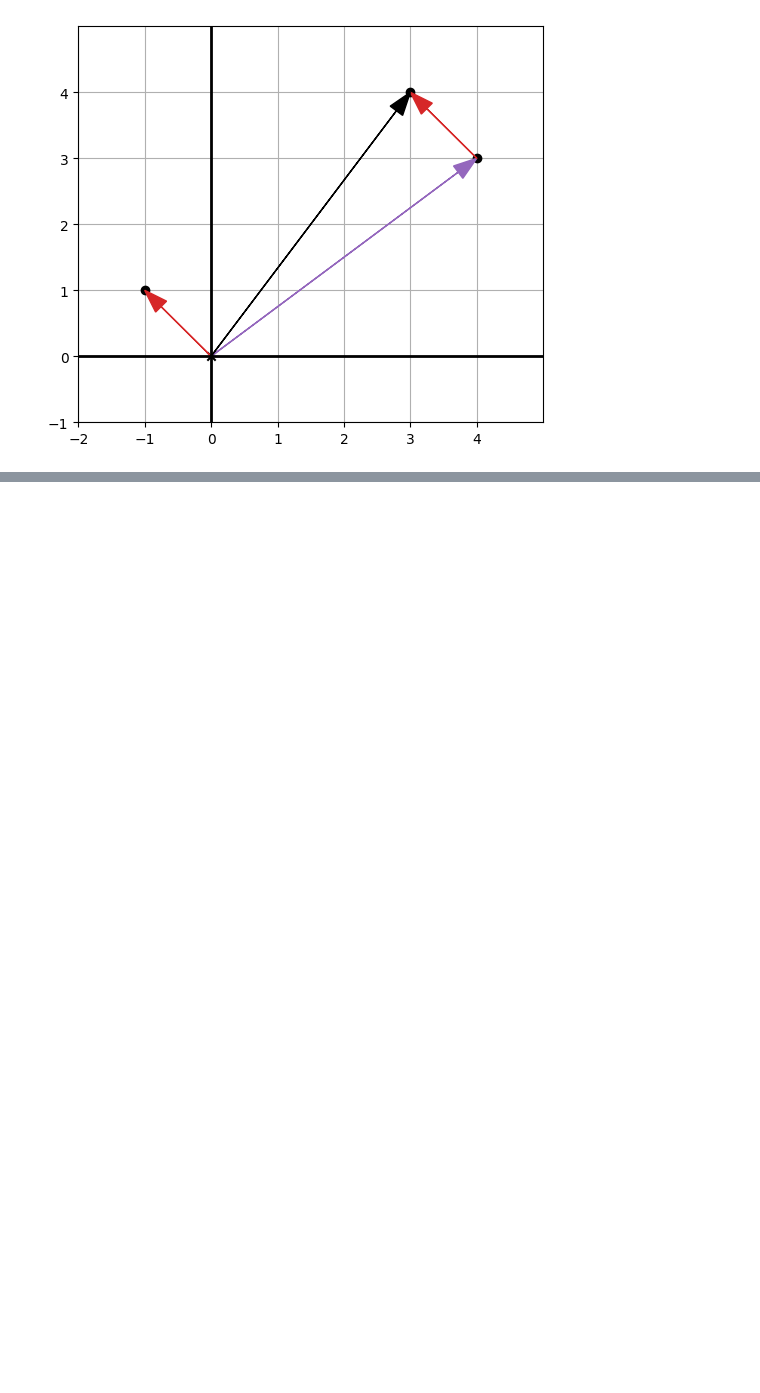
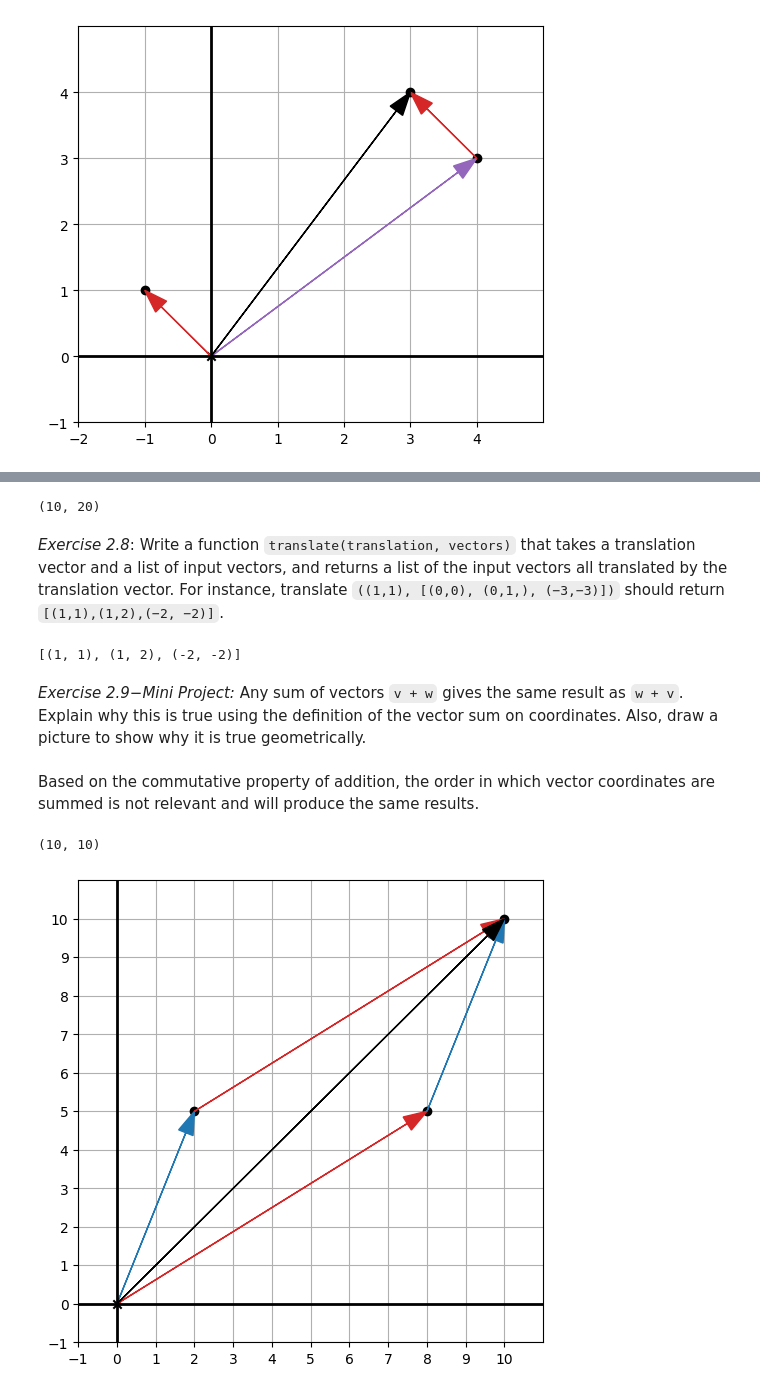
Before and after one commit to btgrant-76/Math-for-Programmers, a Jupyter notebook: Chapter 02/Chapter 02 Exercises.ipynb, the cells around one changed output, grey strips where cells are left out. Cells and saved outputs as stored; diff of their text form; code cells hidden in the pictures; blank space fills up the shorter version.

```diff
--- a/Chapter 02/Chapter 02 Exercises.ipynb
+++ b/Chapter 02/Chapter 02 Exercises.ipynb
@@ -69,0 +87,44 @@ draw(
+# %%
+def add_all(*vectors):
+    # sum = (0,0)
+    # for vector in vectors:
+    #     sum = (sum[0] + vector[0], sum[1] + vector[1])
+    # return sum
+    return (sum([v[0] for v in vectors]), sum([v[1] for v in vectors]))
+
+# [v[0] for v in ((1,2), (2,4), (3,6), (4,8))]
+# sum([v[1] for v in ((1,2), (2,4), (3,6), (4,8))])
+
+add_all((1,2), (2,4), (3,6), (4,8))
+# %% [output]
+(10, 20)
+# %% [markdown]
+*Exercise 2.8*: Write a function `translate(translation, vectors)` that takes a translation vector and a list of input vectors, and returns a list of the input vectors all translated by the translation vector. For instance, translate `((1,1), [(0,0), (0,1,), (−3,−3)])` should return `[(1,1),(1,2),(−2, −2)]`.
+# %%
+def translate(translation, vectors):
+    return [add(translation, v) for v in vectors]
+
+translate((1,1), [(0,0), (0,1), (-3,-3)])
+# %% [output]
+[(1, 1), (1, 2), (-2, -2)]
+# %% [markdown]
+*Exercise 2.9−Mini Project:* Any sum of vectors `v + w` gives the same result as `w + v`. Explain why this is true using the definition of the vector sum on coordinates. Also, draw a picture to show why it is true geometrically.
+# %% [markdown]
+Based on the commutative property of addition, the order in which vector coordinates are summed is not relevant and will produce the same results.
+# %%
+v = (2, 5)
+w = (8, 5)
+sum_vector = add(v, w)
+print(sum_vector)
+
+draw(
+    Points(v, w, sum_vector),
+    Arrow(tip=v, color=blue),
+    Arrow(tip=w, color=red),
+    Arrow(tip=sum_vector, tail=v, color=red),
+    Arrow(tip=sum_vector, tail=w, color=blue),
+    Arrow(tip=sum_vector, color=black)
+)
+# %% [output]
+(10, 10)
+[figure, added]
```
Also changed, not shown: parts of 21 cells of this notebook, 1 other file.
